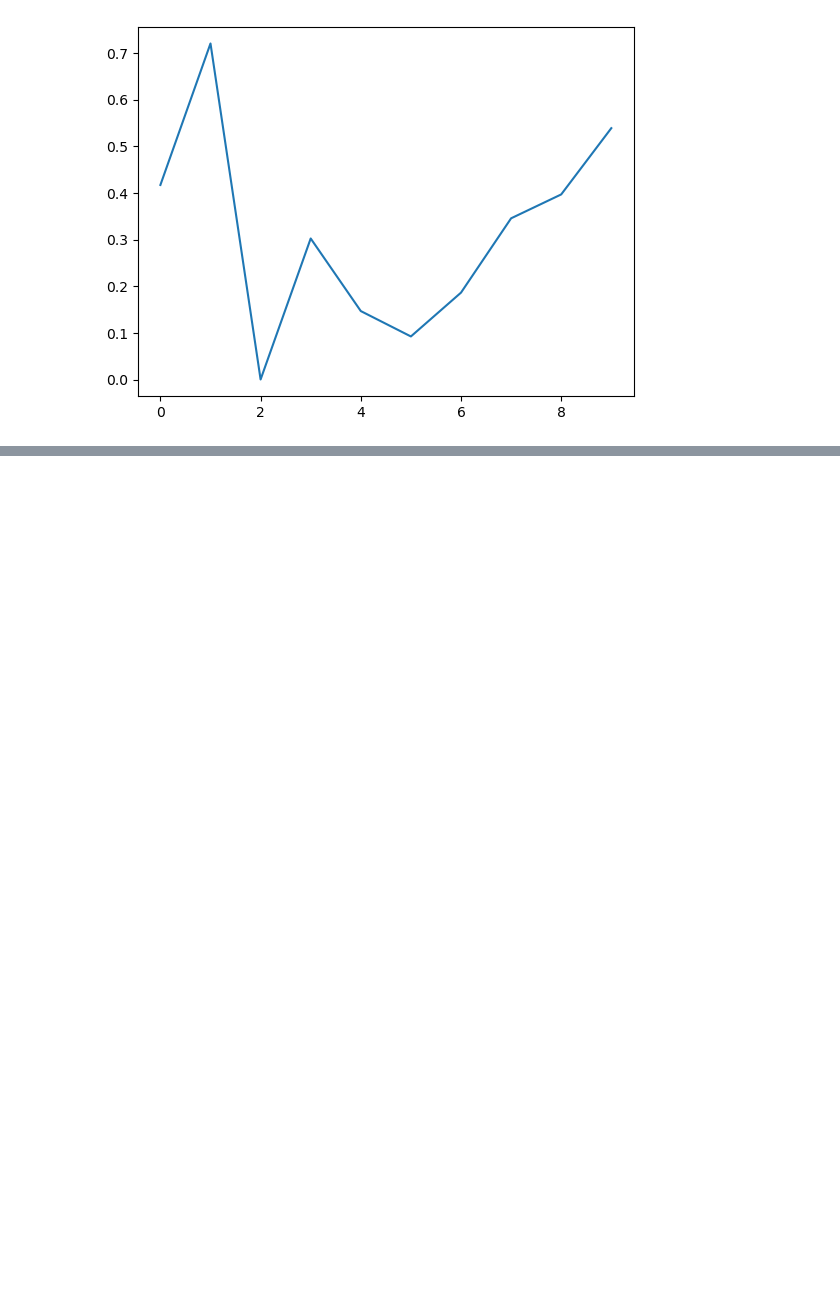
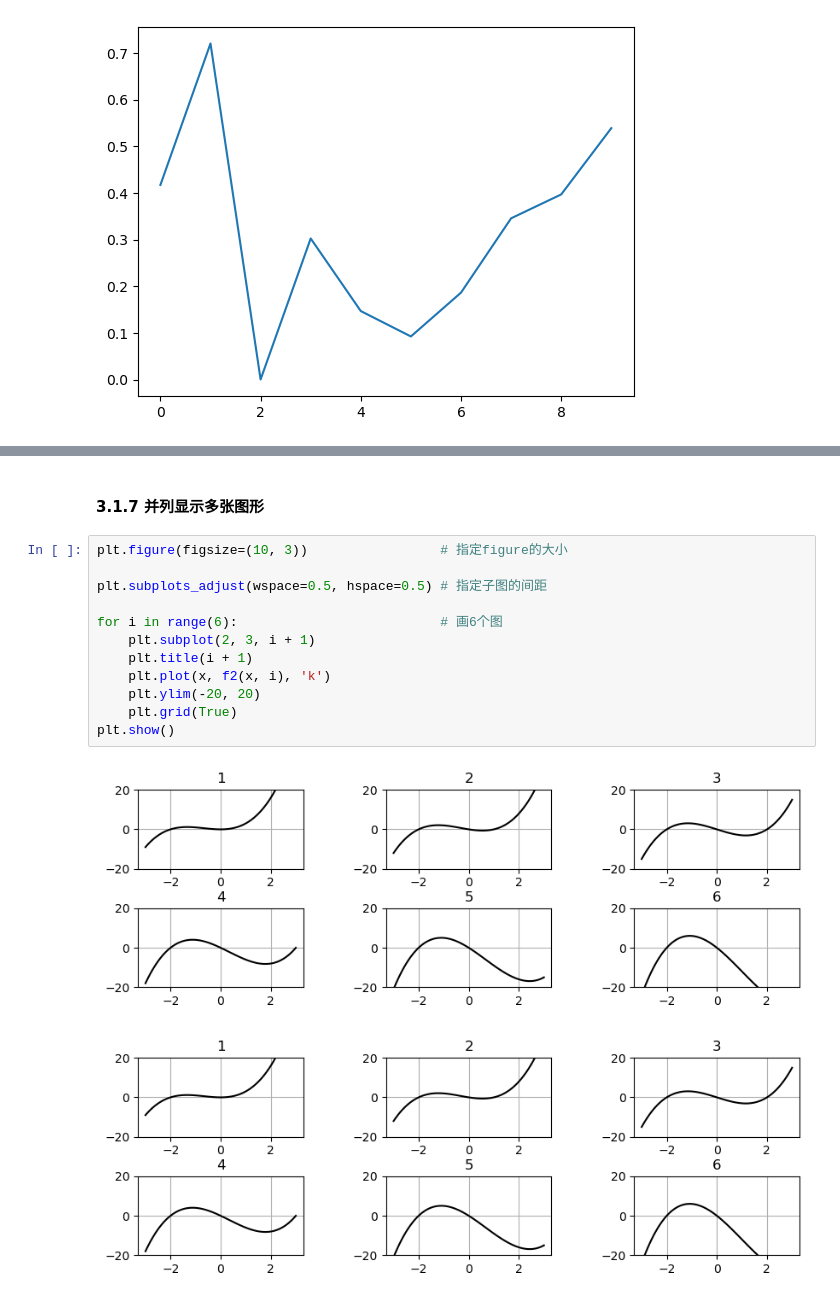
Before and after one commit to Qualia0503/ML_Review, a Jupyter notebook: 03_Python下的图形可视化.ipynb, the cells around one changed output, grey strips where cells are left out. Drawn from its saved outputs; the diff is of its cells as text; blank space fills up the shorter version.

```diff
--- a/03_Python下的图形可视化.ipynb
+++ b/03_Python下的图形可视化.ipynb
@@ -23,0 +116,17 @@ plt.show()
+# %% [markdown]
+#### 3.1.7 并列显示多张图形
+# %%
+plt.figure(figsize=(10, 3))                 # 指定figure的大小
+
+plt.subplots_adjust(wspace=0.5, hspace=0.5) # 指定子图的间距
+
+for i in range(6):                          # 画6个图
+    plt.subplot(2, 3, i + 1)
+    plt.title(i + 1)
+    plt.plot(x, f2(x, i), 'k')
+    plt.ylim(-20, 20)
+    plt.grid(True)
+plt.show()
+# %% [output]
+[figure, added]
+[figure, added]
```
Also changed, not shown: parts of 29 cells of this notebook.
